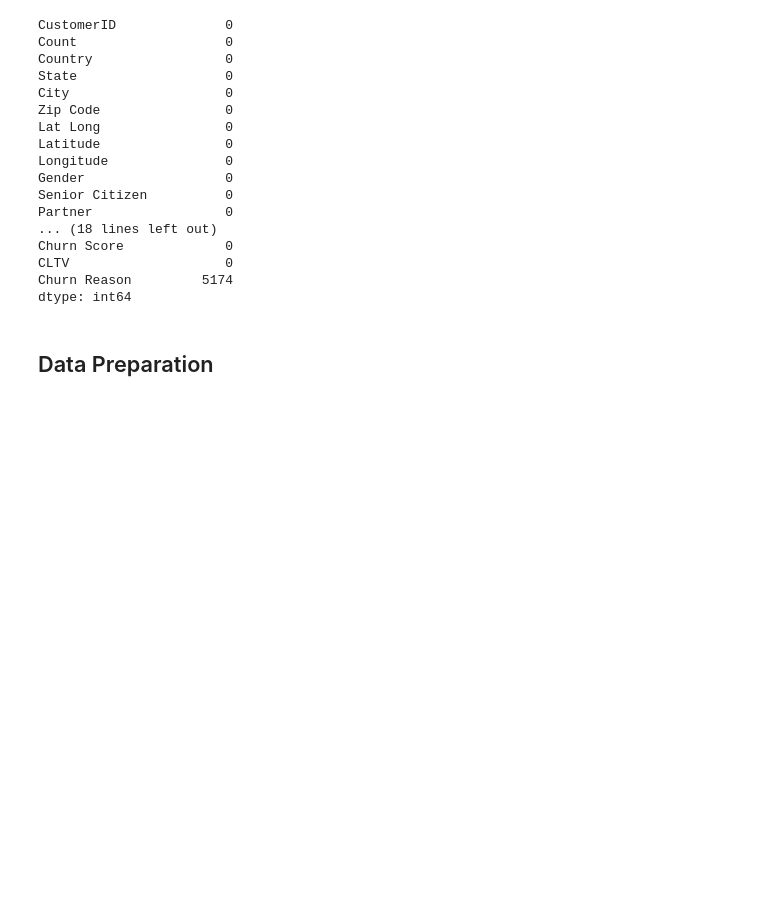
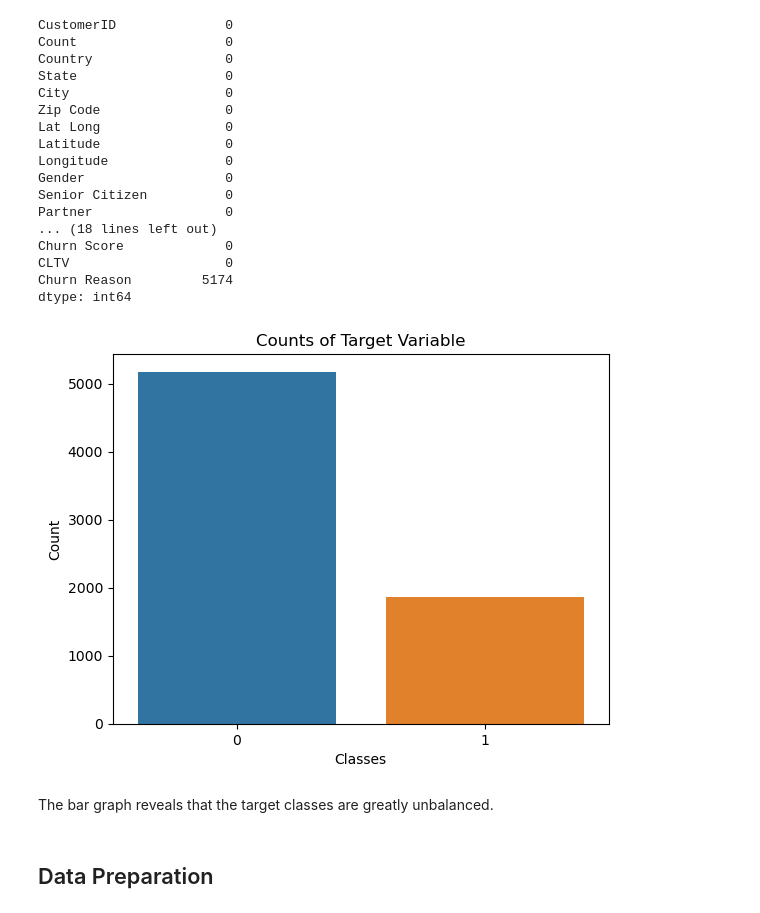
Before and after one commit to coatesca/Classification-Project, a Jupyter notebook: (3.3) Classification Project.ipynb, the cells around one changed output. Drawn from its saved outputs; the diff is of its cells as text; code cells hidden in the pictures; blank space fills up the shorter version.

```diff
--- a/(3.3) Classification Project.ipynb
+++ b/(3.3) Classification Project.ipynb
@@ -98,6 +102,26 @@ Churn Score             0
 CLTV                    0
 Churn Reason         5174
 dtype: int64
+# %%
+# Bar plot of target class counts
+
+# Groupby object
+
+churn_grp = df.groupby(['Churn Value']).size().reset_index(name='Count')
+
+# Plotting data
+
+sns.barplot(data=churn_grp, x='Churn Value', y='Count')
+
+plt.xlabel('Classes')
+
+plt.title('Counts of Target Variable')
+
+plt.show()
+# %% [output]
+[figure, added]
+# %% [markdown]
+The bar graph reveals that the target classes are greatly unbalanced.
 # %% [markdown]
 ## Data Preparation
 # %%
```
Also changed, not shown: parts of 35 cells of this notebook.
